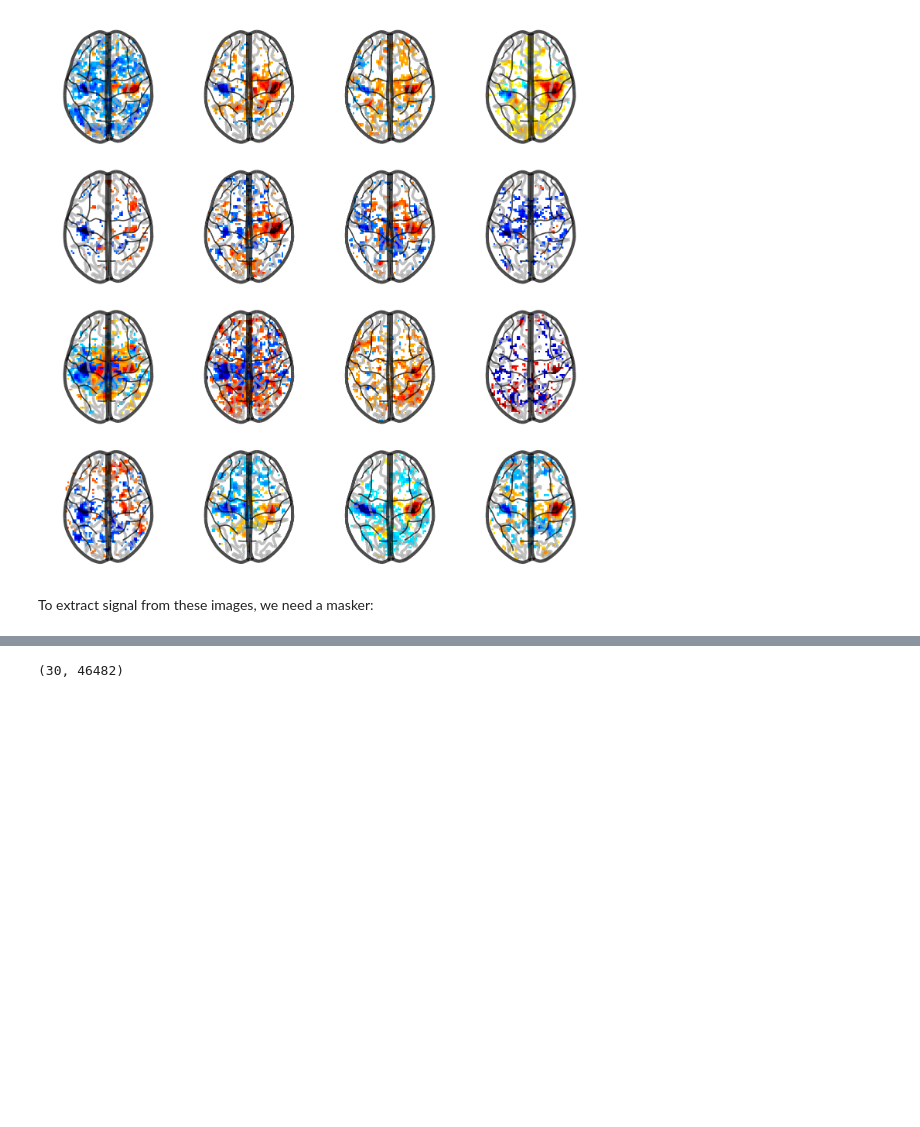
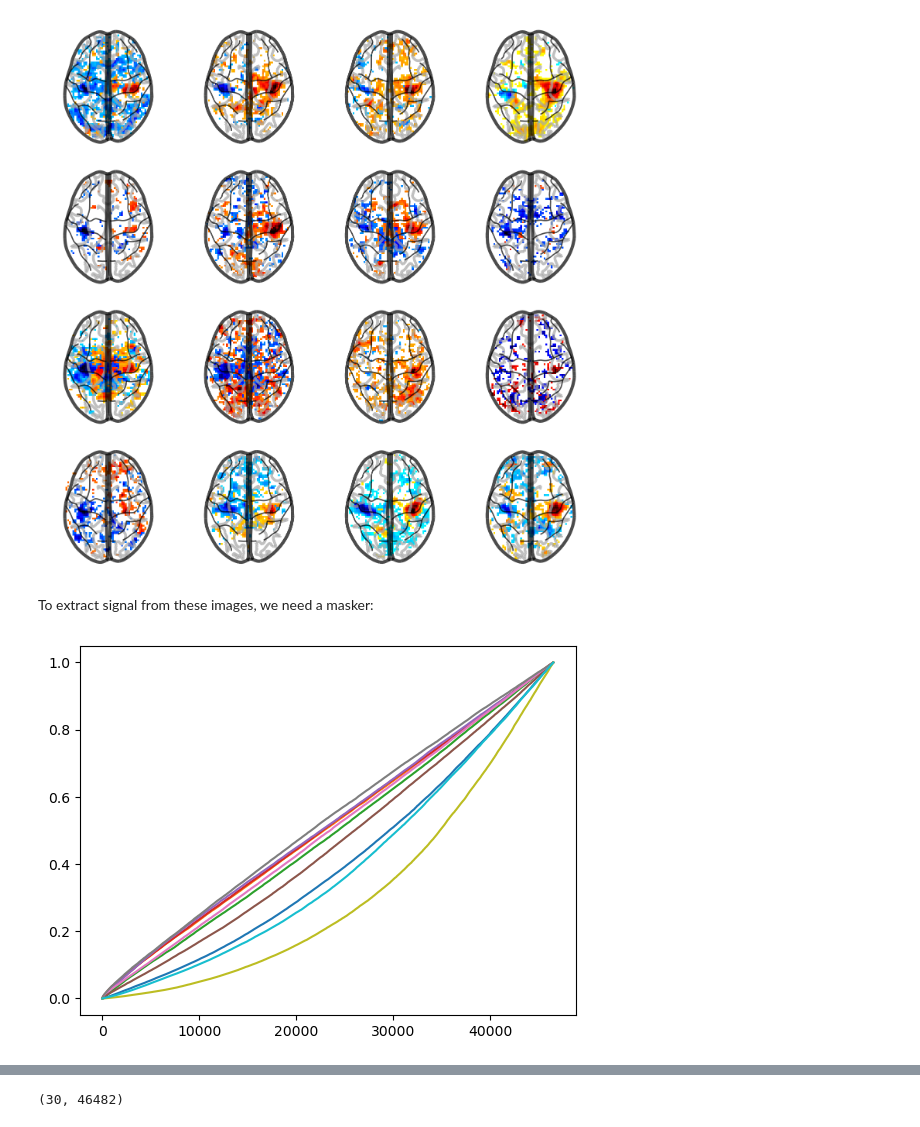
Before and after one commit to alexblnn/Notip, a Jupyter notebook: notebooks/notip_ohbm_v2.ipynb, the cells around one changed output, grey strips where cells are left out. Cells and saved outputs as stored; diff of their text form; code cells hidden in the pictures; blank space fills up the shorter version.

```diff
--- a/notebooks/notip_ohbm_v2.ipynb
+++ b/notebooks/notip_ohbm_v2.ipynb
@@ -56,3 +56,12 @@ nifti_masker = NiftiMasker(smoothing_fwhm=smoothing_fwhm)
 # %%
 fmri_input = nifti_masker.fit_transform(data["cmaps"])
 # If we use that, no need to download / show the tmaps
+# %%
+from sanssouci.lambda_calibration import get_permuted_p_values_one_sample, _compute_permuted_pvalues_1samp
+import matplotlib.pyplot as plt
+
+for p_value in get_permuted_p_values_one_sample(fmri_input, B=10):
+    plt.plot(p_value)
+plt.show()
+# %% [output]
+[figure, added]
```
Also changed, not shown: parts of 17 cells of this notebook, 5 other files.
